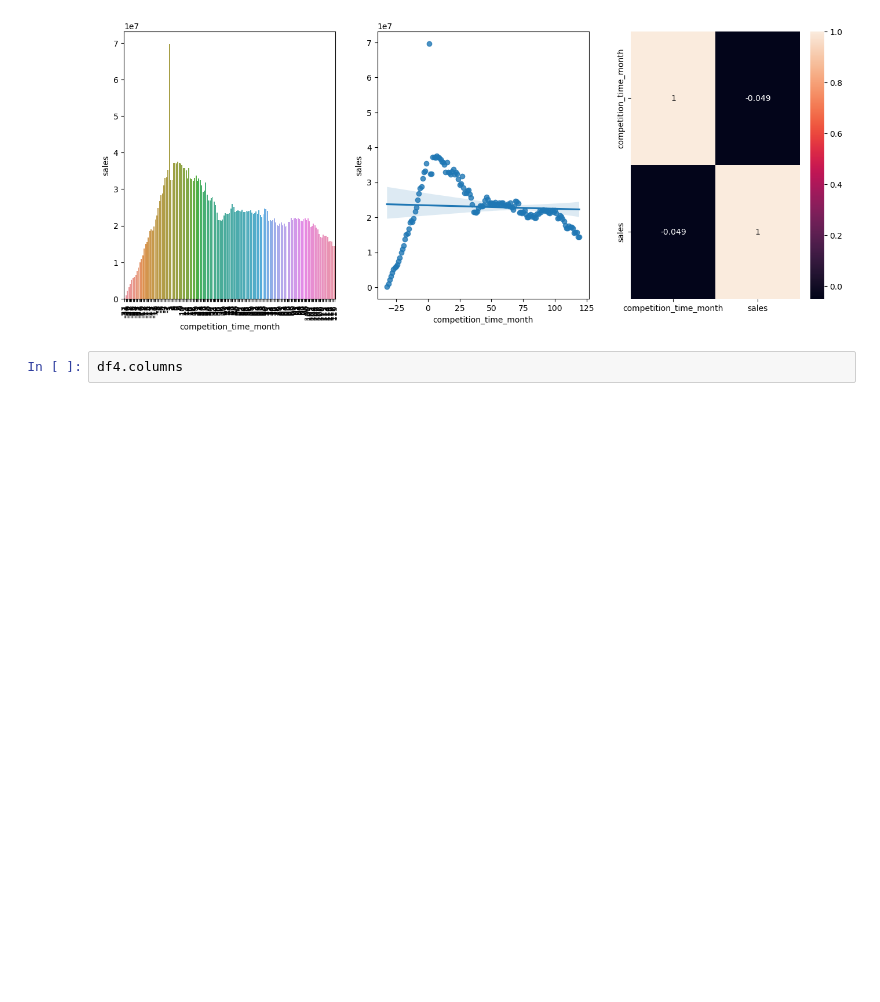
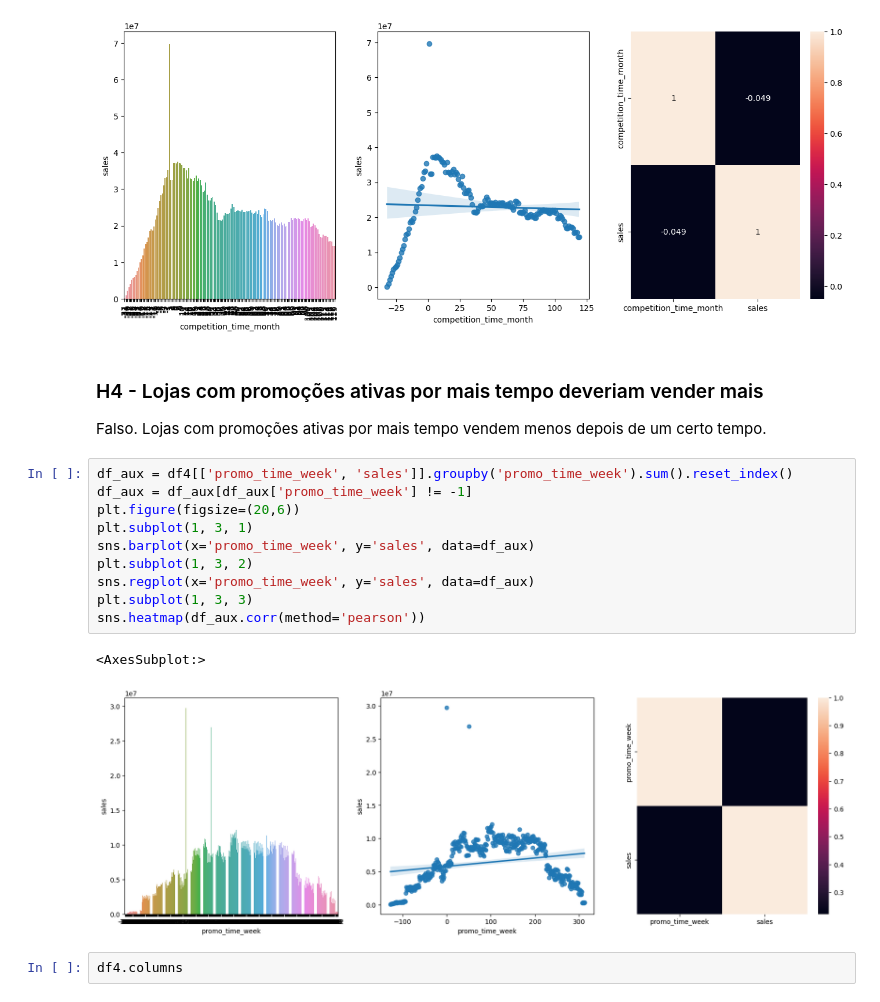
Before and after one commit to biazotogabriel/ds_em_producao, a Jupyter notebook: notebook.ipynb, the cells around one changed output. Saved outputs shown, nothing was run; the diff lists cells and outputs as text; blank space fills up the shorter version.

```diff
--- a/notebook.ipynb
+++ b/notebook.ipynb
@@ -534,6 +534,22 @@ sns.heatmap(df_aux.corr(method='pearson'), annot=True)
 # %% [output]
 <AxesSubplot:>
 [figure]
+# %% [markdown]
+### H4 - Lojas com promoções ativas por mais tempo deveriam vender mais
+Falso. Lojas com promoções ativas por mais tempo vendem menos depois de um certo tempo.
+# %%
+df_aux = df4[['promo_time_week', 'sales']].groupby('promo_time_week').sum().reset_index()
+df_aux = df_aux[df_aux['promo_time_week'] != -1]
+plt.figure(figsize=(20,6))
+plt.subplot(1, 3, 1)
+sns.barplot(x='promo_time_week', y='sales', data=df_aux)
+plt.subplot(1, 3, 2)
+sns.regplot(x='promo_time_week', y='sales', data=df_aux)
+plt.subplot(1, 3, 3)
+sns.heatmap(df_aux.corr(method='pearson'))
+# %% [output]
+<AxesSubplot:>
+[figure, added]
 # %%
 df4.columns
 # %% [output]
```
Also changed, not shown: parts of 17 cells of this notebook.
